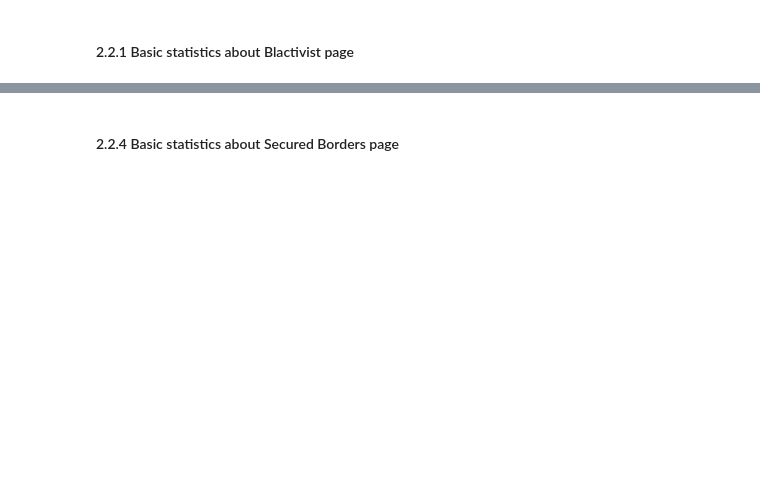
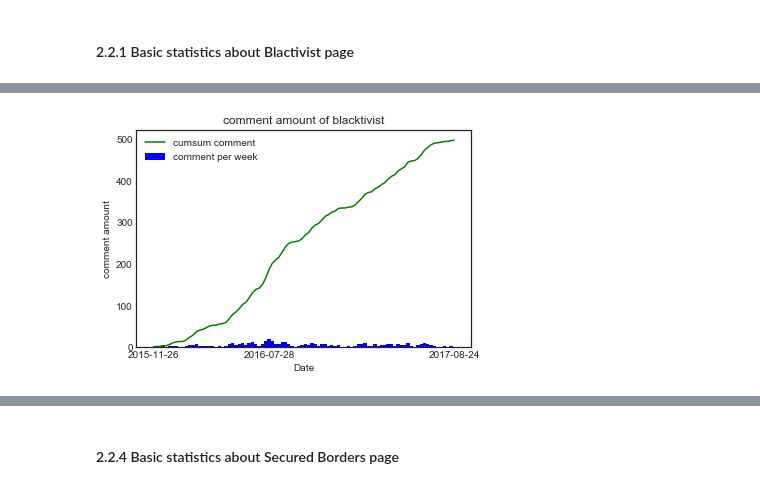
Before and after one commit to reiven-c-t/CSCI4710, a Jupyter notebook: Project/Draft/DraftExploratoryDataAnalysis.ipynb, the cells around one changed output, grey strips where cells are left out. Cells and saved outputs as stored; diff of their text form; code cells hidden in the pictures; blank space fills up the shorter version.

Commit message:
Fix code style and add comment and small addition

```diff
--- a/Project/Draft/DraftExploratoryDataAnalysis.ipynb
+++ b/Project/Draft/DraftExploratoryDataAnalysis.ipynb
@@ -134,0 +193,8 @@ Also, post_link seems unique identifier of each post.
+# %%
+
+# format all data with format_data()
+blacktivist = format_data(blacktivist_data, 'blacktivist')
+being_patriotic = format_data(being_patriotic_data, 'being_patriotic')
+lgbt_united = format_data(lgbt_united_data, 'lgbt_united')
+secured_borders = format_data(secured_borders_data, 'secured_borders')
+united_muslims_of_america = format_data(united_muslims_of_america_data, 'united_muslims')
@@ -134,0 +306,6 @@ Also, post_link seems unique identifier of each post.
+# %%
+
+# show blacktivist's user comment situation with show_time_plot()
+show_time_plot(blacktivist, 'blacktivist')
+# %% [output]
+[figure, added]
```
Also changed, not shown: parts of 56 cells of this notebook, 7 other files.
